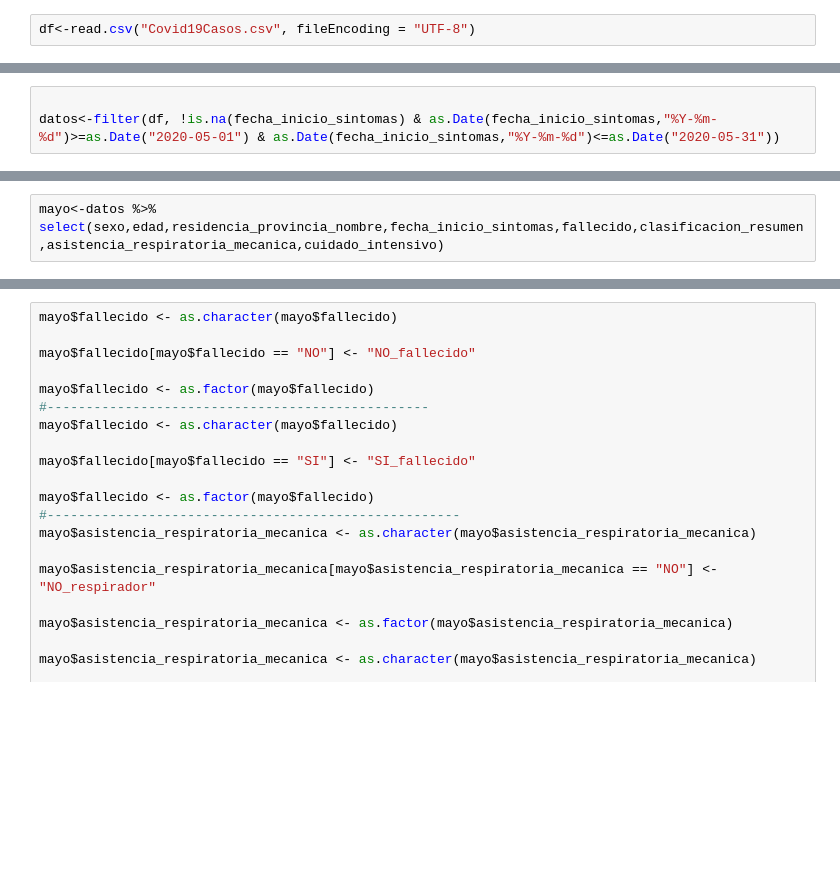
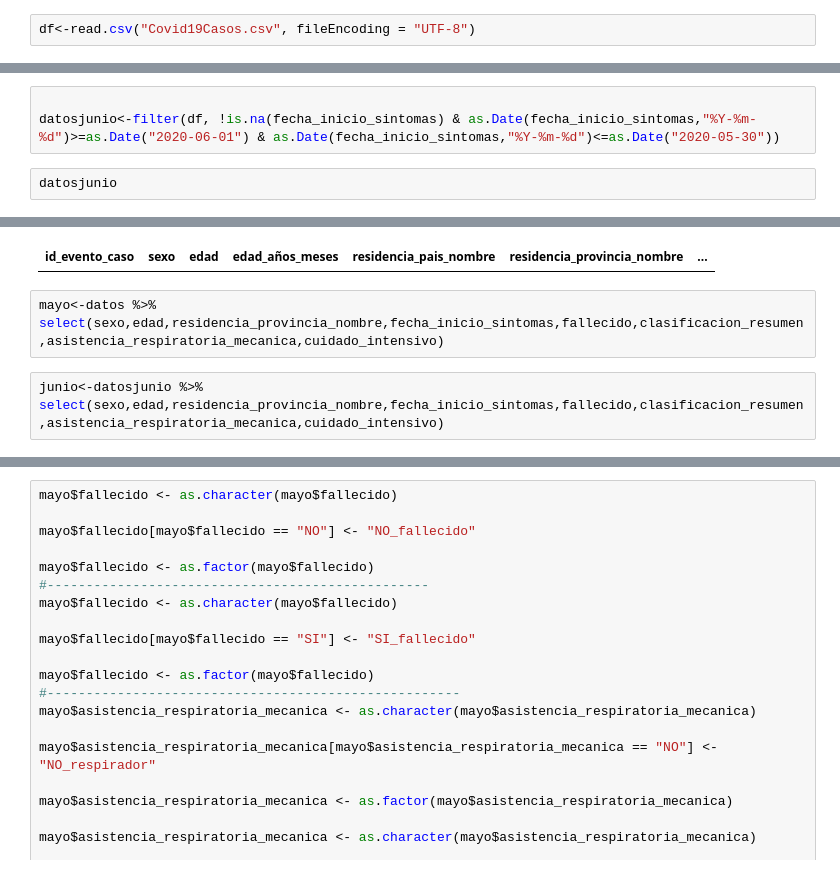
Before and after one commit to TenStrings/calidad-de-datos, a Jupyter notebook: raps/tp final/tp final.ipynb, the cells around one changed output, grey strips where cells are left out. Drawn from its saved outputs; the diff is of its cells as text; blank space fills up the shorter version.

```diff
--- a/raps/tp final/tp final.ipynb
+++ b/raps/tp final/tp final.ipynb
@@ -45,4 +46,7 @@ A data.frame: 753838 × 25
 | 999999 | F | 57 | Años | Argentina | Buenos Aires | ... |
 # %%
 
-datos<-filter(df, !is.na(fecha_inicio_sintomas) & as.Date(fecha_inicio_sintomas,"%Y-%m-%d")>=as.Date("2020-05-01") & as.Date(fecha_inicio_sintomas,"%Y-%m-%d")<=as.Date("2020-05-31"))
+datosjunio<-filter(df, !is.na(fecha_inicio_sintomas) & as.Date(fecha_inicio_sintomas,"%Y-%m-%d")>=as.Date("2020-06-01") & as.Date(fecha_inicio_sintomas,"%Y-%m-%d")<=as.Date("2020-05-30"))
+# %%
+datosjunio
+# %% [output]
@@ -49,2 +58,5 @@ datos<-filter(df, !is.na(fecha_inicio_sintomas) & as.Date(fecha_inicio_sintomas,
+| id_evento_caso | sexo | edad | edad_años_meses | residencia_pais_nombre | residencia_provincia_nombre | ... |
 # %%
 mayo<-datos %>% select(sexo,edad,residencia_provincia_nombre,fecha_inicio_sintomas,fallecido,clasificacion_resumen,asistencia_respiratoria_mecanica,cuidado_intensivo)
+# %%
+junio<-datosjunio %>% select(sexo,edad,residencia_provincia_nombre,fecha_inicio_sintomas,fallecido,clasificacion_resumen,asistencia_respiratoria_mecanica,cuidado_intensivo)
```
Also changed, not shown: parts of 29 cells of this notebook.
